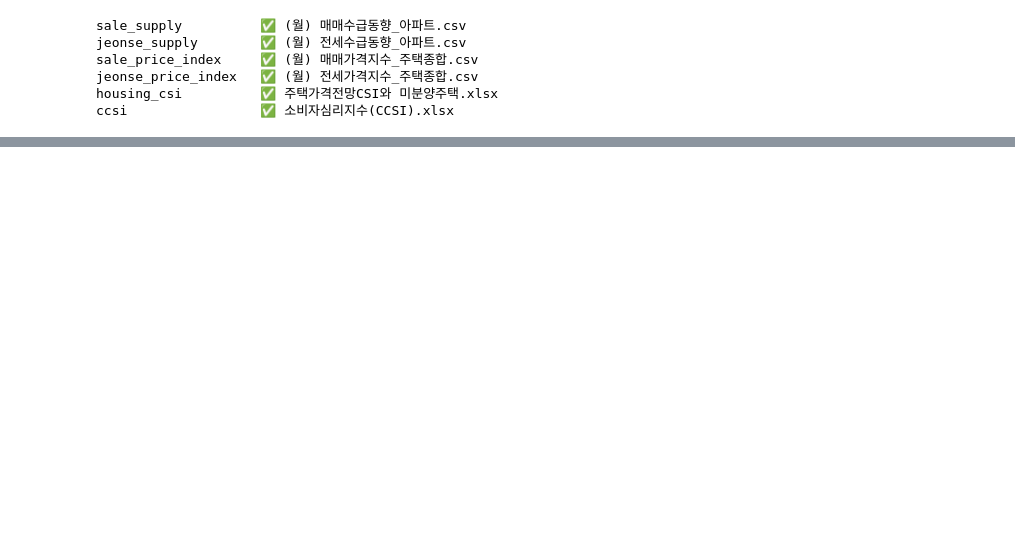
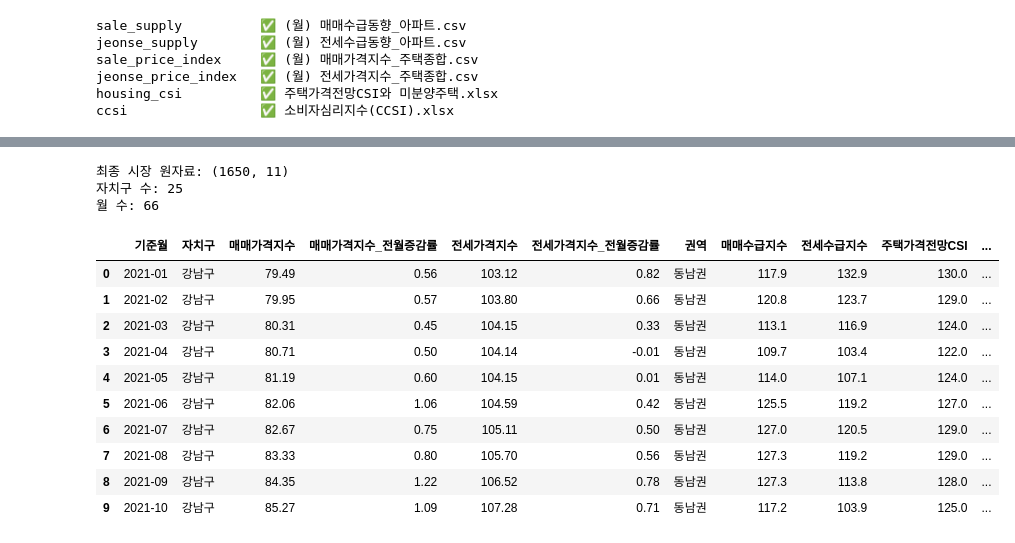
Before and after one commit to Overlay1010/apartment_price, a Jupyter notebook: notebook/v2_5year_notebook/eda/v2/01_market_leading.ipynb, the cells around one changed output, grey strips where cells are left out. Saved outputs shown, nothing was run; the diff lists cells and outputs as text; code cells hidden in the pictures; blank space fills up the shorter version.

```diff
--- a/notebook/v2_5year_notebook/eda/v2/01_market_leading.ipynb
+++ b/notebook/v2_5year_notebook/eda/v2/01_market_leading.ipynb
@@ -121,0 +1083,43 @@ ccsi                 ✅ 소비자심리지수(CCSI).xlsx
+# %%
+# ============================================================
+# V2 시장지표 원자료 최종 통합
+# - 자치구별 가격지수 + 권역별 수급지수 + 전국 심리지표를 결합한다.
+# - 아직 lag나 변화량을 만들지 않은 '원자료 기준 테이블'이다.
+# - 정상이라면 25개 자치구 × 66개월 = 1,650행이어야 한다.
+# ============================================================
+
+market_v2 = (
+    market_v2
+    .merge(
+        sentiment_market,
+        on="기준월",
+        how="left",
+        validate="many_to_one",
+    )
+    .sort_values(
+        ["자치구", "기준월"]
+    )
+    .reset_index(drop=True)
+)
+
+
+print("최종 시장 원자료:", market_v2.shape)
+print("자치구 수:", market_v2["자치구"].nunique())
+print("월 수:", market_v2["기준월"].nunique())
+
+display(market_v2.head(10))
+# %% [output]
+최종 시장 원자료: (1650, 11)
+자치구 수: 25
+월 수: 66
+|  | 기준월 | 자치구 | 매매가격지수 | 매매가격지수_전월증감률 | 전세가격지수 | 전세가격지수_전월증감률 | 권역 | 매매수급지수 | 전세수급지수 | 주택가격전망CSI | ... |
+| 0 | 2021-01 | 강남구 | 79.49 | 0.56 | 103.12 | 0.82 | 동남권 | 117.9 | 132.9 | 130.0 | ... |
+| 1 | 2021-02 | 강남구 | 79.95 | 0.57 | 103.80 | 0.66 | 동남권 | 120.8 | 123.7 | 129.0 | ... |
+| 2 | 2021-03 | 강남구 | 80.31 | 0.45 | 104.15 | 0.33 | 동남권 | 113.1 | 116.9 | 124.0 | ... |
+| 3 | 2021-04 | 강남구 | 80.71 | 0.50 | 104.14 | -0.01 | 동남권 | 109.7 | 103.4 | 122.0 | ... |
+| 4 | 2021-05 | 강남구 | 81.19 | 0.60 | 104.15 | 0.01 | 동남권 | 114.0 | 107.1 | 124.0 | ... |
+| 5 | 2021-06 | 강남구 | 82.06 | 1.06 | 104.59 | 0.42 | 동남권 | 125.5 | 119.2 | 127.0 | ... |
+| 6 | 2021-07 | 강남구 | 82.67 | 0.75 | 105.11 | 0.50 | 동남권 | 127.0 | 120.5 | 129.0 | ... |
+| 7 | 2021-08 | 강남구 | 83.33 | 0.80 | 105.70 | 0.56 | 동남권 | 127.3 | 119.2 | 129.0 | ... |
+| 8 | 2021-09 | 강남구 | 84.35 | 1.22 | 106.52 | 0.78 | 동남권 | 127.3 | 113.8 | 128.0 | ... |
+| 9 | 2021-10 | 강남구 | 85.27 | 1.09 | 107.28 | 0.71 | 동남권 | 117.2 | 103.9 | 125.0 | ... |
```
Also changed, not shown: parts of 33 cells of this notebook, 48 other files.
